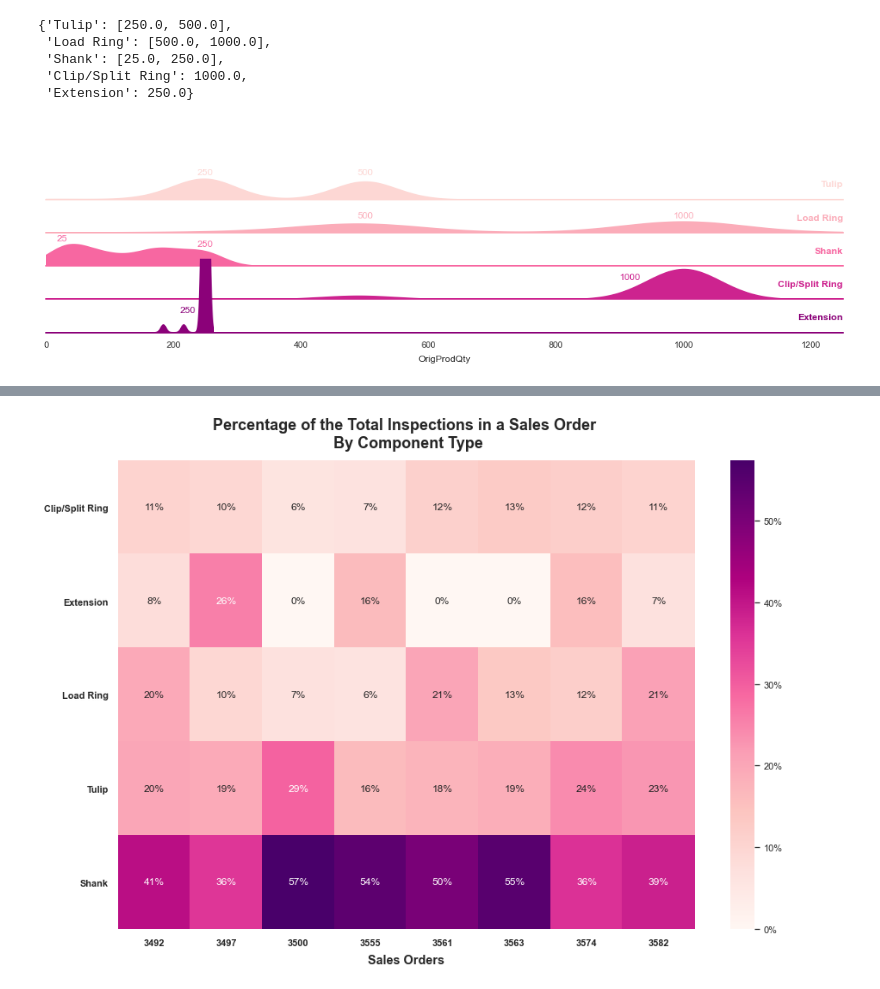
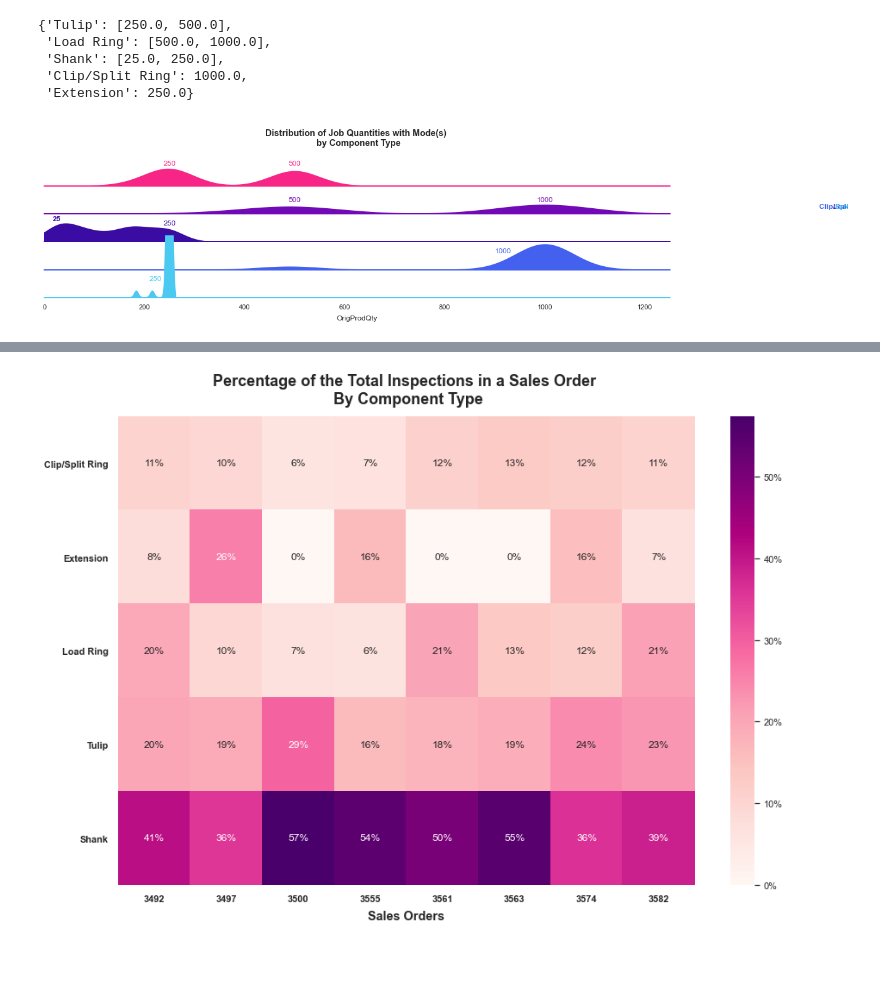
Before and after one commit to tall-geese/AQL-order-breakdown, a Jupyter notebook: notebooks/Analysis of Modular Components Impact on AQL.ipynb, the cells around one changed output, grey strips where cells are left out. Cells and saved outputs as stored; diff of their text form; code cells hidden in the pictures; blank space fills up the shorter version.

```diff
--- a/notebooks/Analysis of Modular Components Impact on AQL.ipynb
+++ b/notebooks/Analysis of Modular Components Impact on AQL.ipynb
@@ -122,35 +122,36 @@ modes
 # %%
 
 orig_df = so_df[['OrigProdQty', 'PhaseID']]
 sns.set()
 plt.rc('axes', facecolor=(0,0,0,0))
 position={'Tulip':[.005,.005],'Load Ring':[.003,.003],'Shank':[.005,.004],'Clip/Split Ring':900,'Extension':210}
 
 
 def label(x, color, label):
-    ax = plt.gca()
-    ax.text(1.0, .2, label, fontweight="bold", color=color,
+    ax3 = plt.gca()
+    ax3.text(1.0, .2, label, fontweight="bold", color=color,
             ha="right", va="center", transform=ax.transAxes)
     vals = modes[label]
     if isinstance(vals,list):
         for pos,mode in enumerate(vals):
             # Can we put a condition in the fontweight to bold if it is 25?
-            ax.text(mode, position[label][pos], int(mode), color=color, ha='center')
+            ax3.text(mode, position[label][pos], int(mode), color=color, ha='center', fontweight='extra bold' if (label=='Shank' and mode ==25) else 'normal')
     else:
-        ax.text(position[label], .004, int(vals), color=color)
+        ax3.text(position[label], .004, int(vals), color=color)
 
 # TODO: grab colors from the darker side of our plot to cycle through
-g = sns.FacetGrid(orig_df, row='PhaseID', hue='PhaseID', palette='RdPu', height=2.5, aspect=6, xlim=(0,1250), ylim=(0,.015))
+g = sns.FacetGrid(orig_df, row='PhaseID', hue='PhaseID', palette=['#f72585','#7209b7','#3a0ca3','#4361ee','#4cc9f0'], height=2.5, aspect=6, xlim=(0,1250), ylim=(0,.015))
 g.map(sns.kdeplot, 'OrigProdQty', fill=True, linewidth=1.5, alpha=1.0, bw_adjust=1.0)
 g.map(plt.axhline, y=0, lw=2, clip_on=False)
 g.set_xlabels(label='')
 g.map(label, "OrigProdQty")
 g.set_titles('')
 g.set(yticks=[])
 g.fig.subplots_adjust(hspace=-.55, top=0.35)
 g.despine(bottom=True, left=True)
-for ax in g.axes.flat:
-    ax.grid(b=False)
-    ax.margins(x=0)
+g.axes.flat[0].set_title('Distribution of Job Quantities with Mode(s) \n by Component Type', y=0.5, fontsize='large', fontweight='bold')
+for ax3 in g.axes.flat:
+    ax3.grid(b=False)
+    ax3.margins(x=0)
 # %% [output]
-[figure, old version]
+[figure, new version]
```
Also changed, not shown: parts of 3 cells of this notebook.
